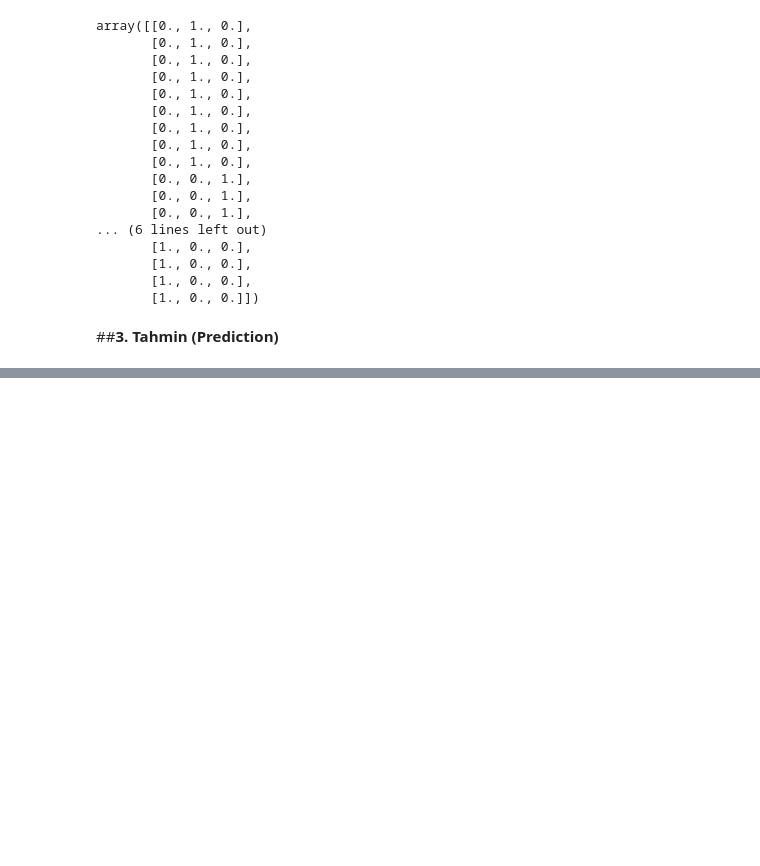
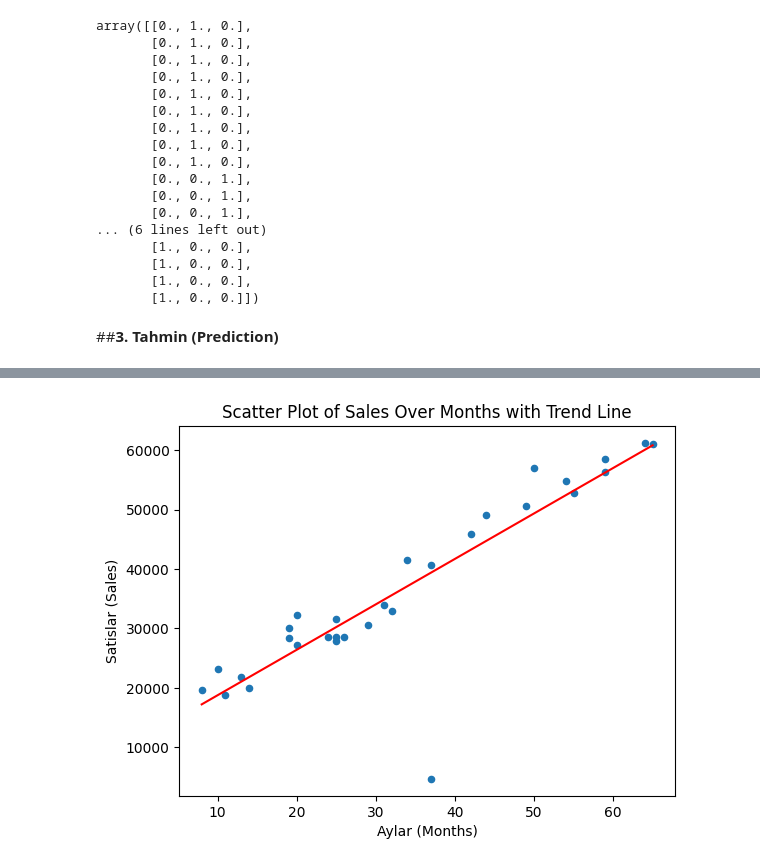
Before and after one commit to arifaygun/ML_Calisma_Notebooklari, a Jupyter notebook: Pythonla_Makine_Ogrenmesi.ipynb, the cells around one changed output, grey strips where cells are left out. Drawn from its saved outputs; the diff is of its cells as text; code cells hidden in the pictures; blank space fills up the shorter version.

```diff
--- a/Pythonla_Makine_Ogrenmesi.ipynb
+++ b/Pythonla_Makine_Ogrenmesi.ipynb
@@ -663,0 +730,22 @@ array([[0., 1., 0.],
+# %%
+# Fit a linear regression model
+x = satislar_df['Aylar']
+y = satislar_df['Satislar']
+coefficients = np.polyfit(x, y, 1)
+p = np.poly1d(coefficients)
+
+# Create the scatter plot
+satislar_df.plot.scatter(x='Aylar', y='Satislar')
+
+# Plot the trend line
+plt.plot(x, p(x), color='red')
+
+# Set labels and title
+plt.xlabel('Aylar (Months)')
+plt.ylabel('Satislar (Sales)')
+plt.title('Scatter Plot of Sales Over Months with Trend Line')
+
+# Display the plot
+plt.show()
+# %% [output]
+[figure, added]
```
Also changed, not shown: parts of 16 cells of this notebook.
